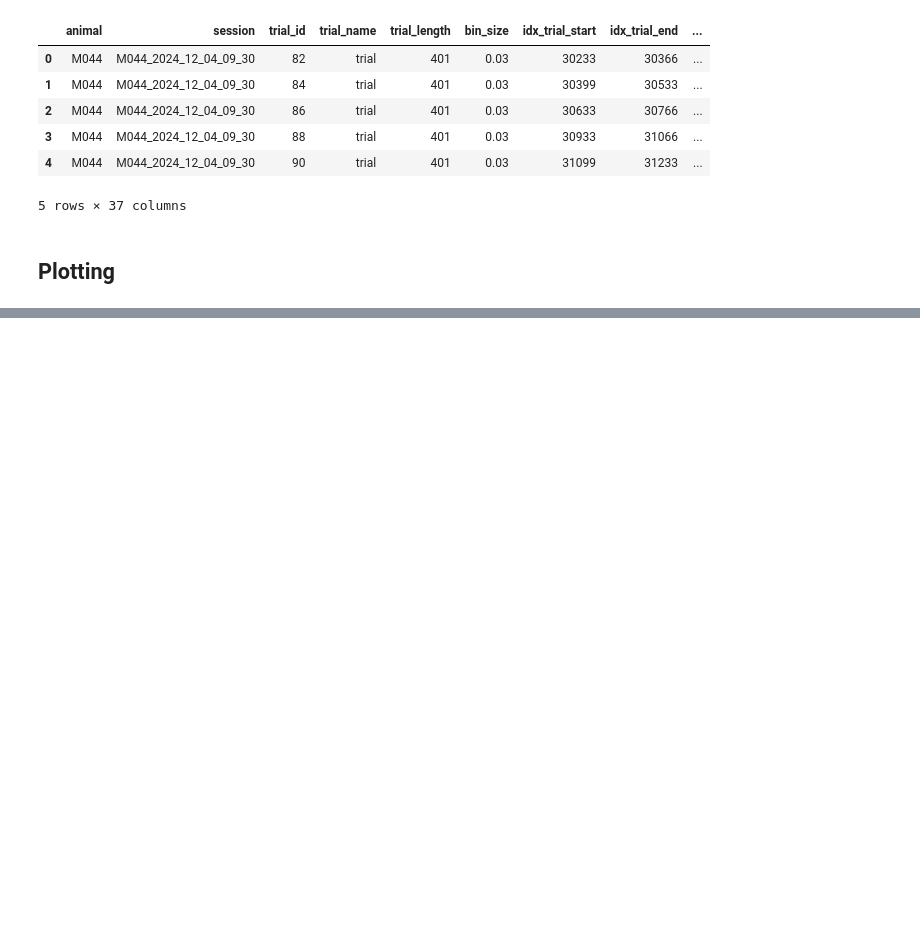
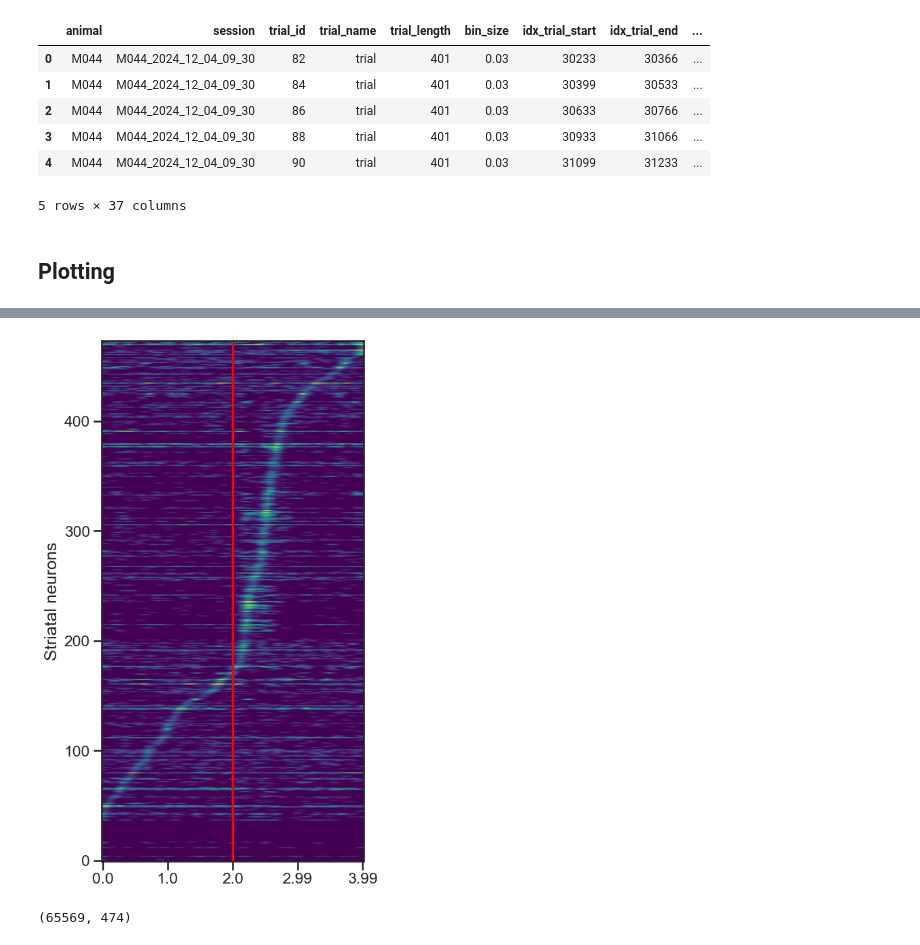
Before and after one commit to martinesparza/earthquake-analysis, a Jupyter notebook: notebooks/M044_2024_12_04_09_30.ipynb, the cells around one changed output, grey strips where cells are left out. Drawn from its saved outputs; the diff is of its cells as text; code cells hidden in the pictures; blank space fills up the shorter version.

```diff
--- a/notebooks/M044_2024_12_04_09_30.ipynb
+++ b/notebooks/M044_2024_12_04_09_30.ipynb
@@ -174,0 +146,16 @@ with plt.style.context('seaborn-v0_8-bright'):
+# %%
+z_scored_array = sort_neurons_in_time_array(arr[:, :])
+with plt.style.context("seaborn-v0_8-bright"):
+    sns.set_theme(context="talk", style="ticks", font="Arial")
+    fig, ax = plt.subplots(sharex="all", figsize=(5, 10))
+    ax = plot_heatmap_raster(z_scored_array, show=False, ax=ax, num_ticks=5)
+    ax.axvline(x=66, color="red")
+    ax.set_ylabel("Striatal neurons")
+    plt.show()
+# %% [output]
+[figure, added]
+# %%
+arr_concat_trials = pyal.concat_trials(df_, "all_spikes")
+arr_concat_trials.shape
+# %% [output]
+(65569, 474)
```
Also changed, not shown: parts of 11 cells of this notebook, 7 other files.
